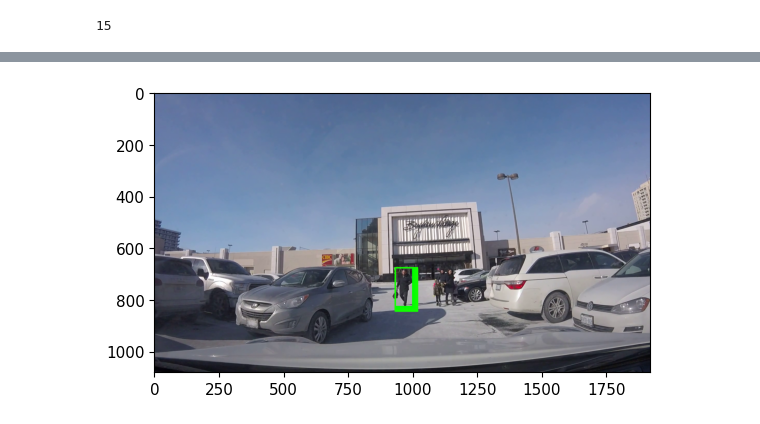
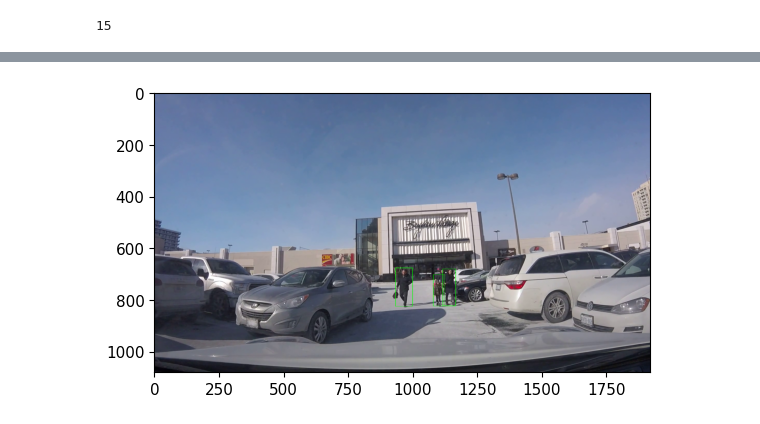
Before and after one commit to sonorousduck/bidireaction-trajectory-prediction, a Jupyter notebook: tools/run_on_different_video.ipynb, the cells around one changed output, grey strips where cells are left out. Saved outputs shown, nothing was run; the diff lists cells and outputs as text; code cells hidden in the pictures.

```diff
--- a/tools/run_on_different_video.ipynb
+++ b/tools/run_on_different_video.ipynb
@@ -86,20 +84,24 @@ def get_image(imgs):
         # TODO: FOR NOW, break statement exists so it only predicts one person... This will need to change
         for i, row in bounding_boxes_pedestrians.iterrows():
             data.append([row['xmin'], row['ymin'], row['xmax'], row['ymax']])
-            break
+
     data = np.array(data)
+
     max_val = np.max(np.abs(data))
     min_val = np.min(data)
 
-    # data /= max_val
+    pred_goal = pred_goal * (_max - _min) + _min
+    pred_traj = pred_traj * (_max - _min) + _min
+
+    data /= max_val
 
 
-    return torch.FloatTensor(data), max_val, min_val
+    return torch.FloatTensor(data), max_val
 # %%
 %time
 model.eval()
 
-input_x, max_val, min_val = get_image(images)
+input_x, max_val = get_image(images)
 input_x = input_x.to(cfg.DEVICE)
 input_x = input_x.unsqueeze(0)
 cur_pos = input_x[:, -1, :cfg.MODEL.DEC_OUTPUT_DIM]
@@ -112,14 +116,16 @@ Wall time: 4.53 µs
 # %%
 cv_image = cv2.imread(f"../data/JAAD/images/video_0005/00046.png")
 for test in pred_traj:
     for traj in test:
         for i, box in enumerate(traj):
             # rect = cv2.boundingRect(testArray)
-            x, y, w, h = int(box[0]), int(box[1]), int(box[2]), int(box[3])
-            cv2.rectangle(cv_image, (x, y), (w + i, h + i), (0, 255, i + 1), 2)
+
+            x, y, x2, y2 = int(box[0]), int(box[1]), int(box[2]), int(box[3])
+            cv2.rectangle(cv_image, (x, y), (x2, y2), (0, 255, 0), 1)
+            break
 
 RGB_img = cv2.cvtColor(cv_image, cv2.COLOR_BGR2RGB)
 plt.imshow(RGB_img)
 plt.show()
 # %% [output]
-[figure, old version]
+[figure, new version]
```
Also changed, not shown: parts of 3 cells of this notebook, 2 other files.
